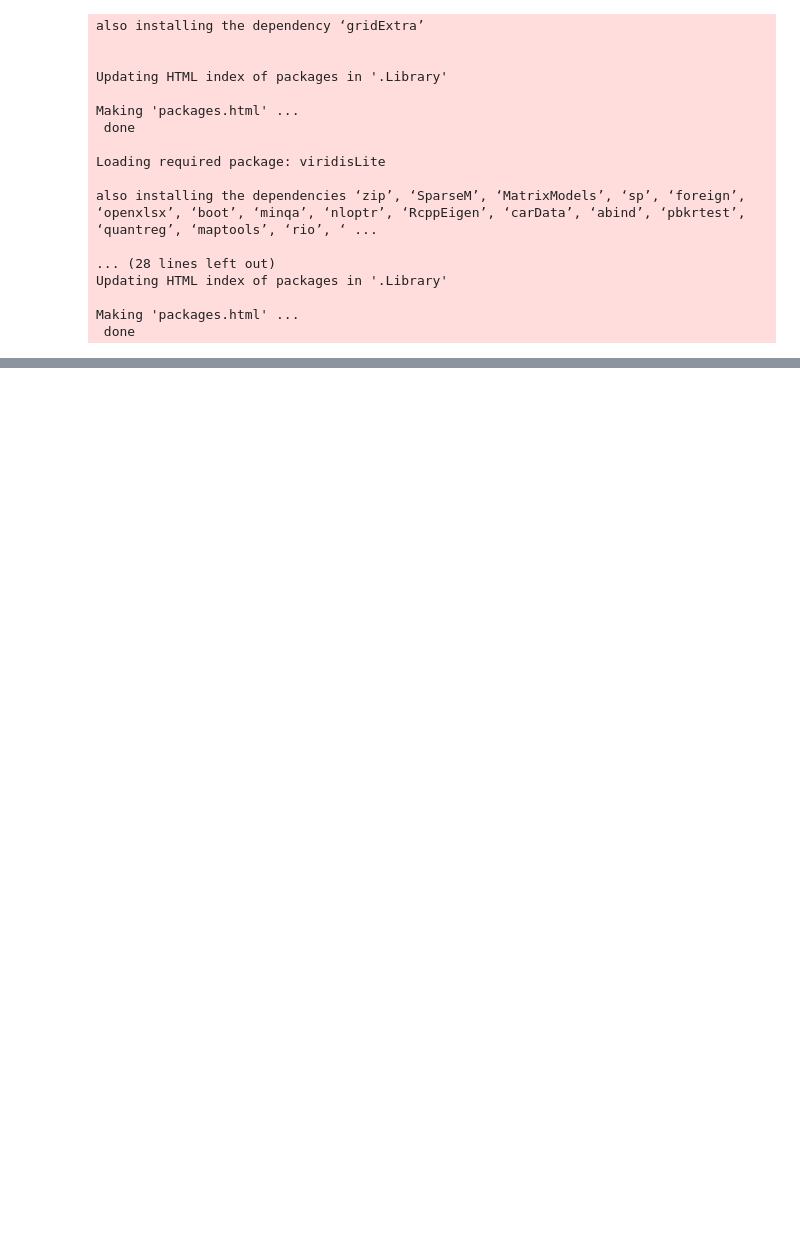
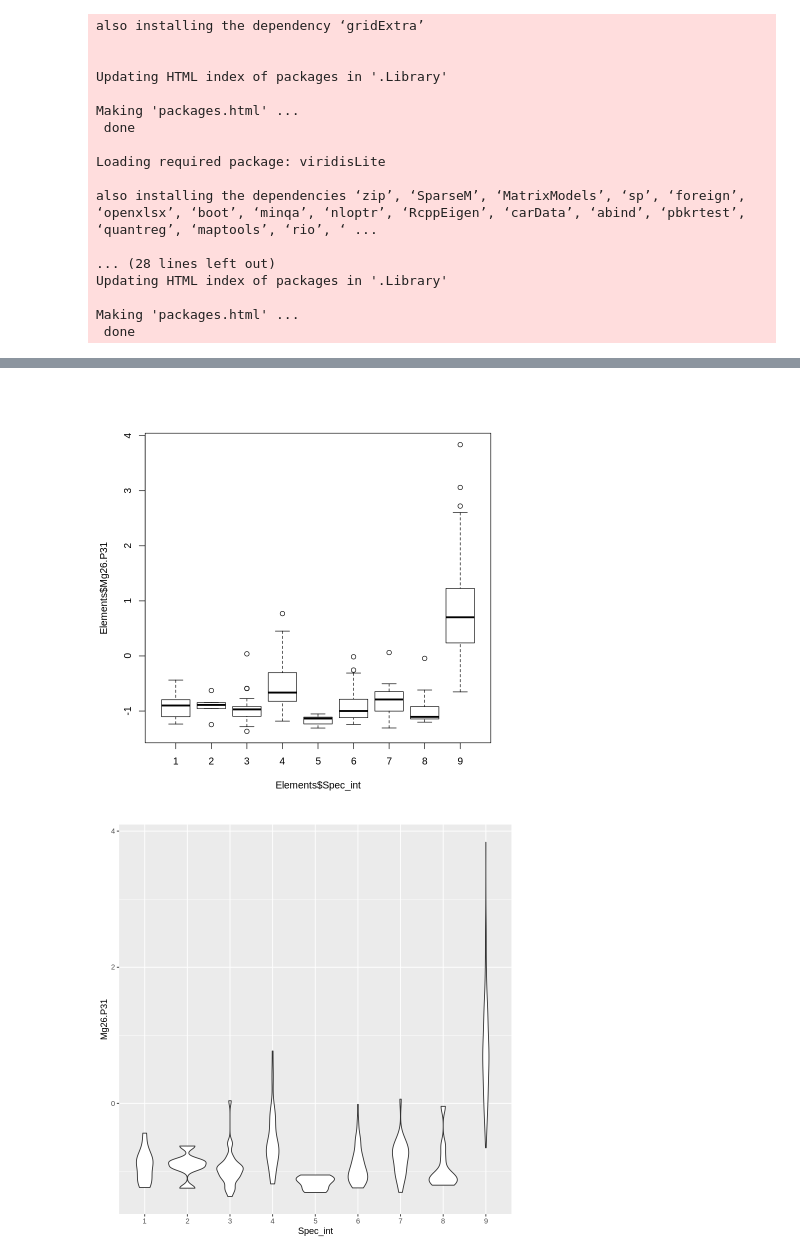
Before and after one commit to Kovacs-Lab/Aim-3, a Jupyter notebook: Ionomics/Ratios/Boxplots_Violin_Ratios.ipynb, the cells around one changed output, grey strips where cells are left out. Cells and saved outputs as stored; diff of their text form; code cells hidden in the pictures; blank space fills up the shorter version.

```diff
--- a/Ionomics/Ratios/Boxplots_Violin_Ratios.ipynb
+++ b/Ionomics/Ratios/Boxplots_Violin_Ratios.ipynb
@@ -268,0 +51,8 @@ Warning message:
+# %%
+boxplot(Elements$Mg26.P31~Elements$Spec_int) #magnesium
+magnesium <- ggplot(Elements, aes(x=Spec_int, y=Mg26.P31)) +
+  geom_violin()
+magnesium
+# %% [output]
+[figure, added]
+[figure, added]
```
Also changed, not shown: parts of 37 cells of this notebook, 2 other files.
